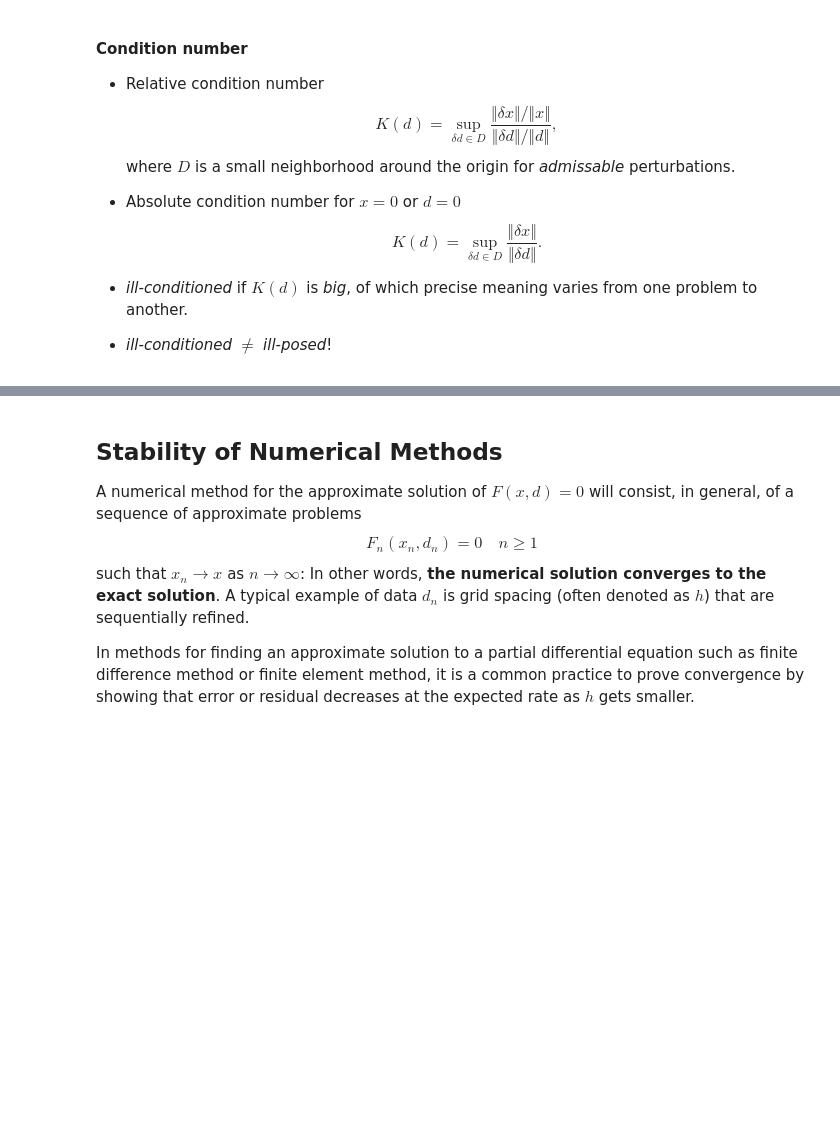
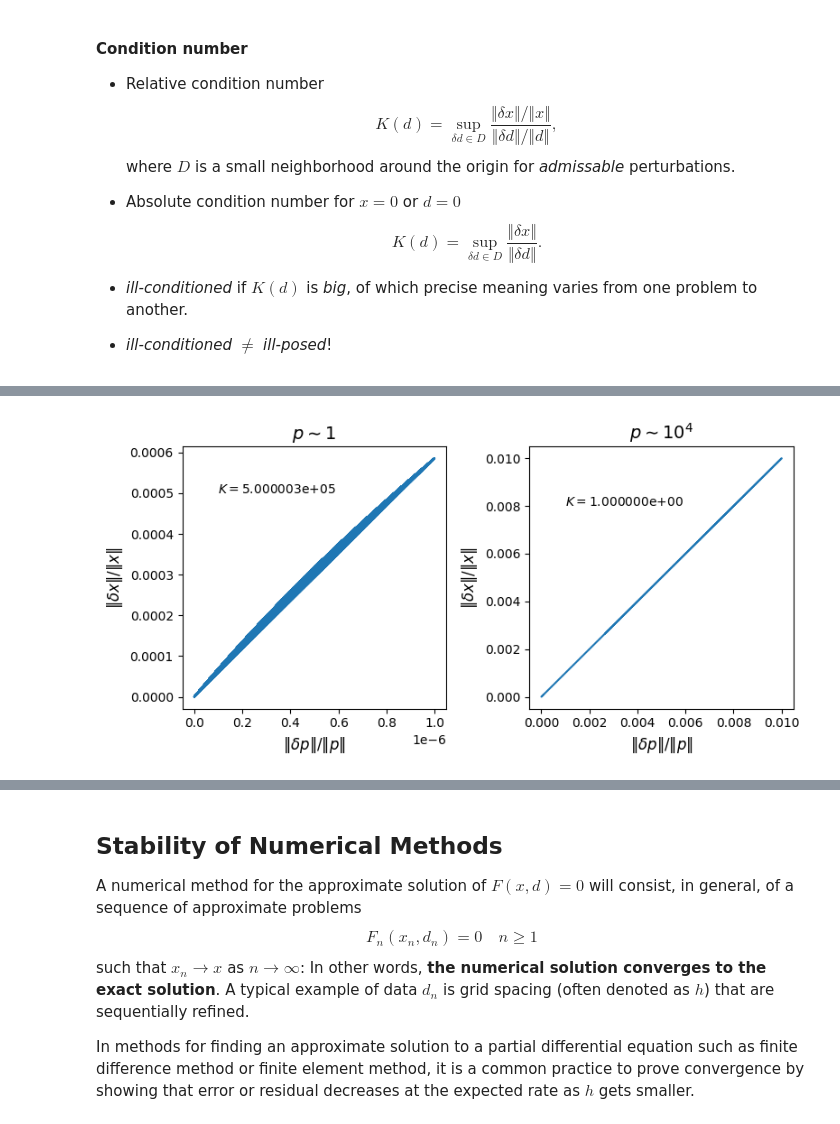
Before and after one commit to echoi/compgeodyn, a Jupyter notebook: Principles.ipynb, the cells around one changed output, grey strips where cells are left out. Saved outputs shown, nothing was run; the diff lists cells and outputs as text; code cells hidden in the pictures; blank space fills up the shorter version.

Commit message:
added plot for quadratic equation example

```diff
--- a/Principles.ipynb
+++ b/Principles.ipynb
@@ -121,0 +109,33 @@ The ill-conditioned situation arises from the **cancellation of significant digi
+# %%
+def get_x( p ):
+    return np.array([p+np.sqrt(p**2-1),p-np.sqrt(p**2-1)])
+
+eps1 = 1e-6
+p1 = 1.0 + eps1
+K1 = p1 / (p1**2 - 1)
+x1 = np.abs(get_x(p1)[0])
+dp1 = np.random.rand(10000)*eps1
+x1vals = np.abs( get_x( p1 + dp1 )[0] - x1 ) / x1
+
+p2 = 1e4
+K2 = p2 / np.sqrt(p2**2 - 1)
+x2 = np.abs(get_x(p2)[0])
+dp2 = np.random.rand(10000)*1e2
+x2vals = np.abs( get_x( p2 + dp2 )[0] - x2 ) / x2
+
+fig, axs = plt.subplots(1,2, figsize=(8,4))
+axs[0].plot(dp1/p1, x1vals)
+axs[0].set_xlabel("$\Vert \delta p \Vert/\Vert p \Vert$", fontsize=12)
+axs[0].set_ylabel("$\Vert \delta x \Vert/\Vert x \Vert$", fontsize=12)
+axs[0].text(1.0e-7,0.0005,"$K = ${K:e}".format(K=K1))
+axs[0].set_title("$p \sim 1$", fontsize=14)
+axs[1].plot(dp2/p2, x2vals)
+axs[1].set_xlabel("$\Vert \delta p \Vert/\Vert p \Vert$", fontsize=12)
+axs[1].set_ylabel("$\Vert \delta x \Vert/\Vert x \Vert$", fontsize=12)
+axs[1].text(1.0e-3,0.008,"$K = ${K:e}".format(K=K2))
+axs[1].set_title("$ p \sim 10^{4}$", fontsize=14)
+
+plt.tight_layout()
+plt.show()
+# %% [output]
+[figure, added]
```
Also changed, not shown: parts of 27 cells of this notebook.
